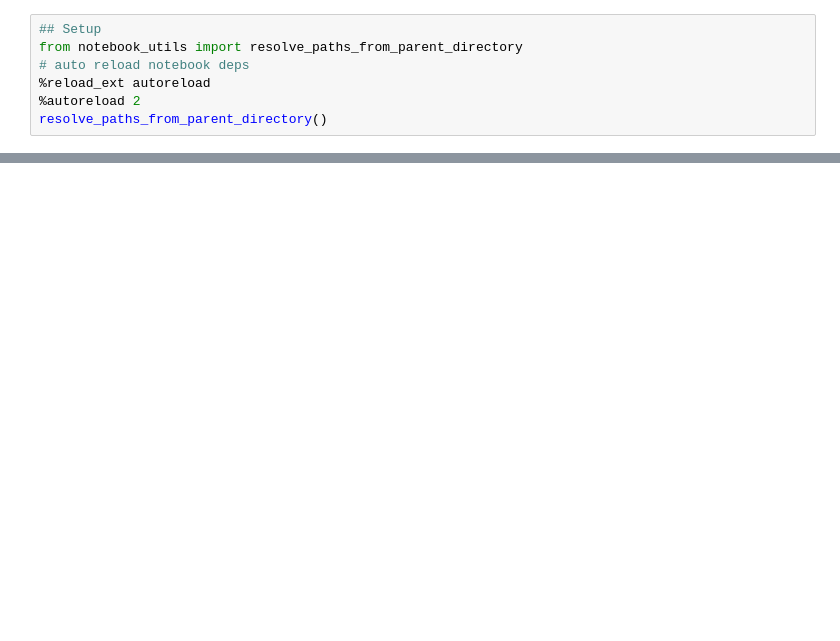
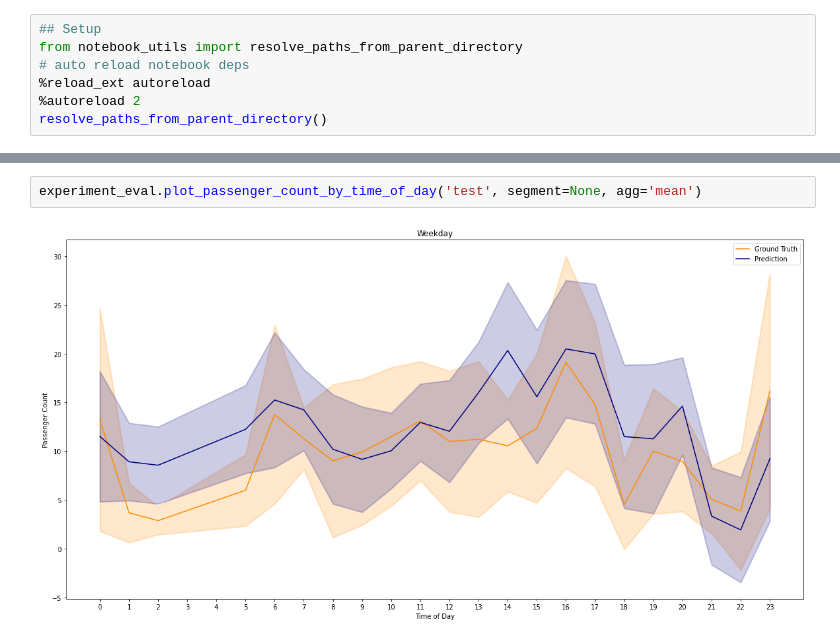
Before and after one commit to alexanderamy/BusPassengerPred, a Jupyter notebook: experiment_pipeline/notebooks/example_experiment_2.ipynb, the cells around one changed output, grey strips where cells are left out. Drawn from its saved outputs; the diff is of its cells as text; blank space fills up the shorter version.

```diff
--- a/experiment_pipeline/notebooks/example_experiment_2.ipynb
+++ b/experiment_pipeline/notebooks/example_experiment_2.ipynb
@@ -72,0 +78,4 @@ None
+# %%
+experiment_eval.plot_passenger_count_by_time_of_day('test', segment=None, agg='mean')
+# %% [output]
+[figure, added]
```
Also changed, not shown: parts of 6 cells of this notebook, 5 other files.
